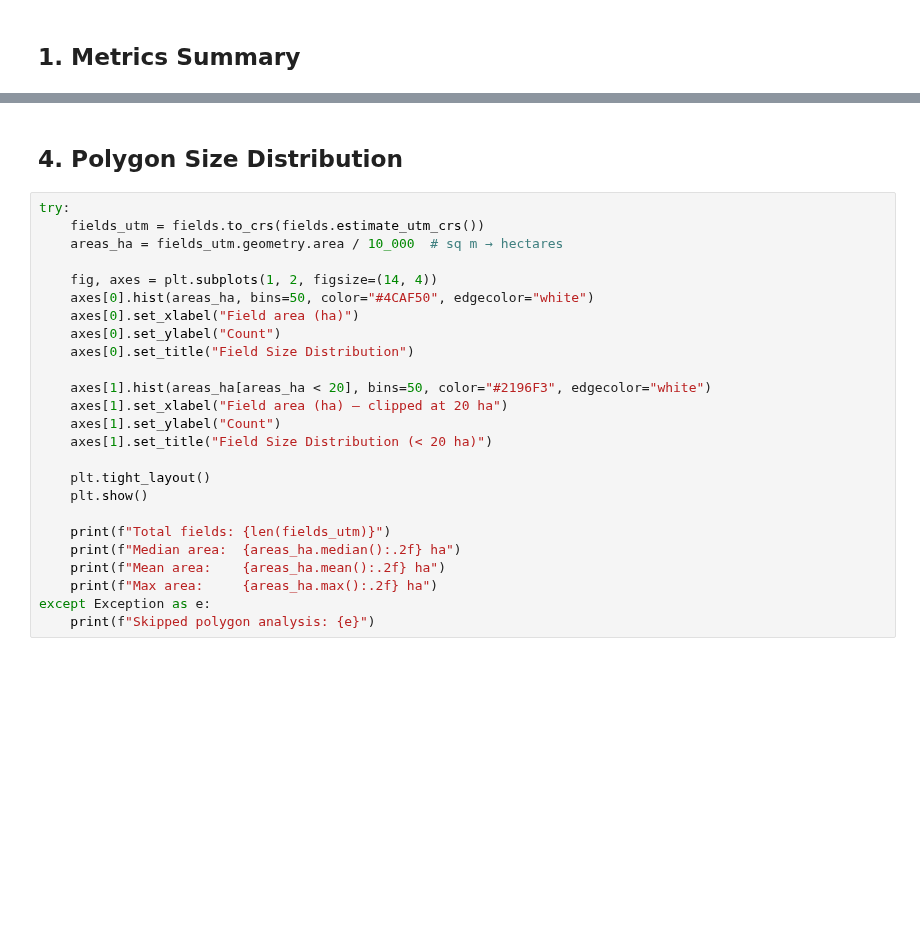
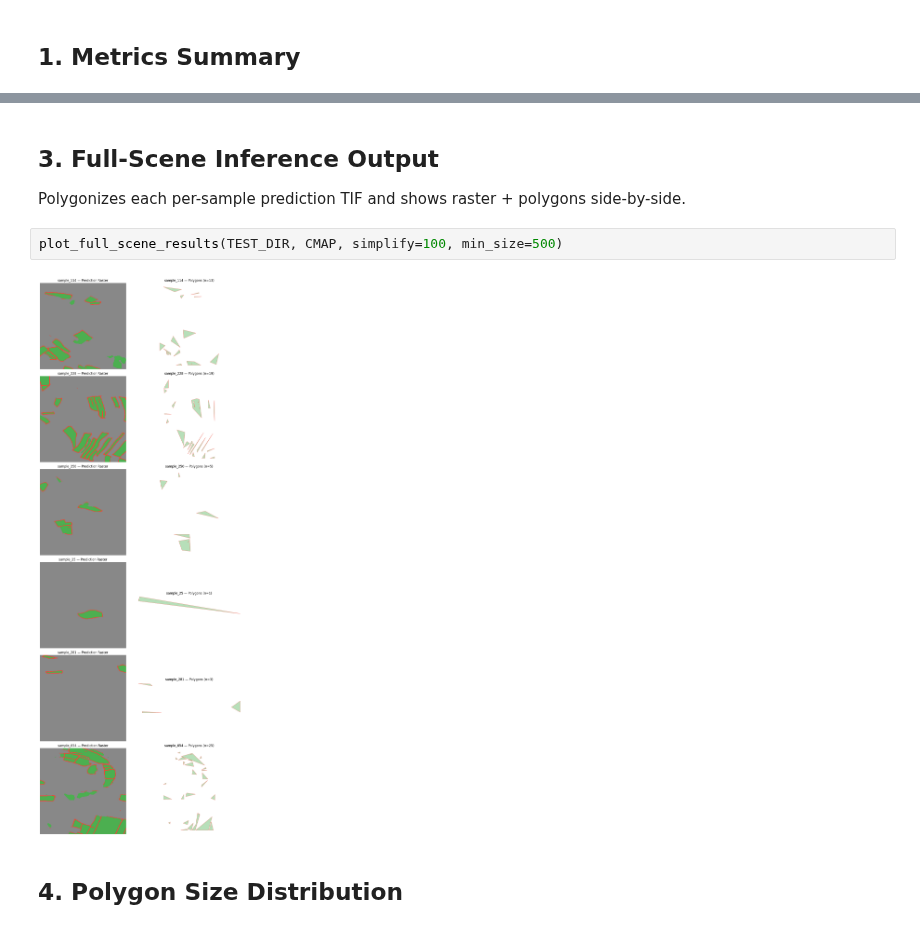
Before and after one commit to fieldsoftheworld/ftw-baselines, a Jupyter notebook: notebooks/visualize_results.ipynb, the cells around one changed output, grey strips where cells are left out. Drawn from its saved outputs; the diff is of its cells as text; blank space fills up the shorter version.

```diff
--- a/notebooks/visualize_results.ipynb
+++ b/notebooks/visualize_results.ipynb
@@ -162,27 +238,10 @@ except FileNotFoundError as e:
+# %% [markdown]
+## 3. Full-Scene Inference Output
+
+Polygonizes each per-sample prediction TIF and shows raster + polygons side-by-side.
+# %%
+plot_full_scene_results(TEST_DIR, CMAP, simplify=100, min_size=500)
+# %% [output]
+[figure, added]
 # %% [markdown]
 ## 4. Polygon Size Distribution
-# %%
-try:
-    fields_utm = fields.to_crs(fields.estimate_utm_crs())
-    areas_ha = fields_utm.geometry.area / 10_000  # sq m → hectares
-
-    fig, axes = plt.subplots(1, 2, figsize=(14, 4))
-    axes[0].hist(areas_ha, bins=50, color="#4CAF50", edgecolor="white")
-    axes[0].set_xlabel("Field area (ha)")
-    axes[0].set_ylabel("Count")
-    axes[0].set_title("Field Size Distribution")
-
-    axes[1].hist(areas_ha[areas_ha < 20], bins=50, color="#2196F3", edgecolor="white")
-    axes[1].set_xlabel("Field area (ha) — clipped at 20 ha")
-    axes[1].set_ylabel("Count")
-    axes[1].set_title("Field Size Distribution (< 20 ha)")
-
-    plt.tight_layout()
-    plt.show()
-
-    print(f"Total fields: {len(fields_utm)}")
-    print(f"Median area:  {areas_ha.median():.2f} ha")
-    print(f"Mean area:    {areas_ha.mean():.2f} ha")
-    print(f"Max area:     {areas_ha.max():.2f} ha")
-except Exception as e:
-    print(f"Skipped polygon analysis: {e}")
```
Also changed, not shown: parts of 15 cells of this notebook, 6 other files.
